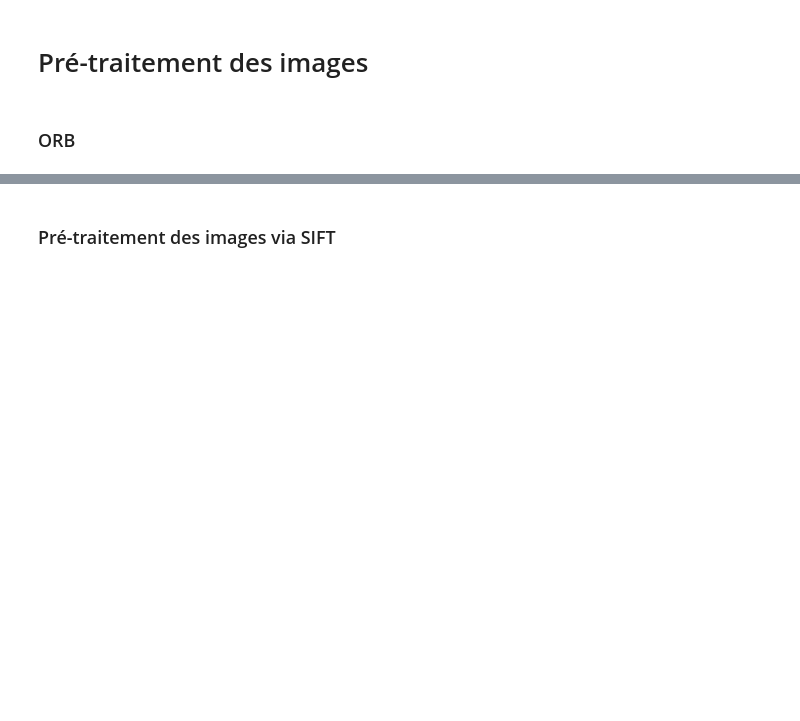
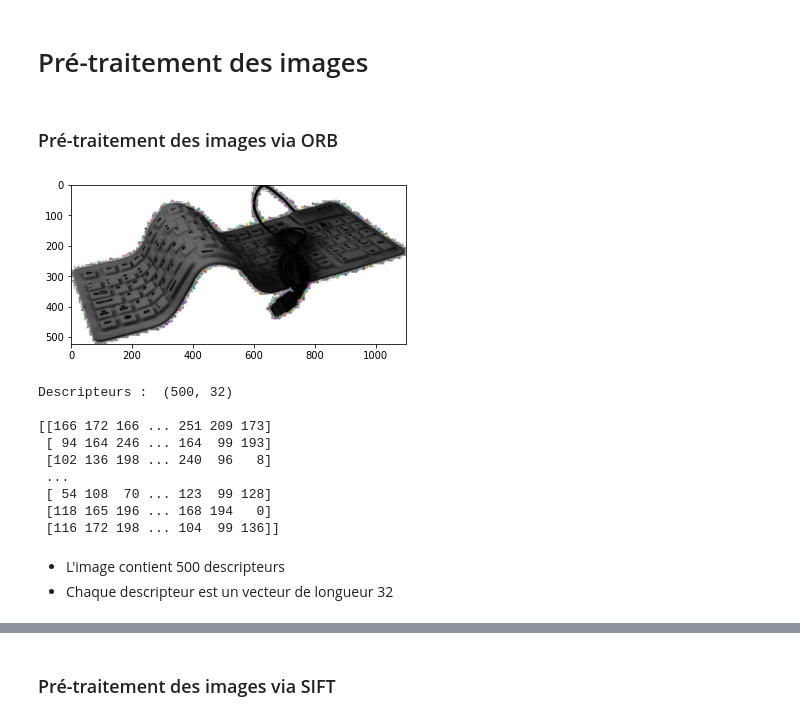
Before and after one commit to AbdulmagedALKHULAIFI/Automatic-classifer-consumer-goods, a Jupyter notebook: p6_2_IMG.ipynb, the cells around one changed output, grey strips where cells are left out. Drawn from its saved outputs; the diff is of its cells as text; code cells hidden in the pictures; blank space fills up the shorter version.

```diff
--- a/p6_2_IMG.ipynb
+++ b/p6_2_IMG.ipynb
@@ -327,5 +327,31 @@ def preprocess_images():
       cv2.imwrite(img_preprocessed_path, img_preprocessed)
 # %% [markdown]
 # Pré-traitement des images
-# %% [markdown]
-### ORB
+# %% [markdown]
+###  Pré-traitement des images via ORB
+# %%
+orb = cv2.ORB_create()
+image = cv2.imread(path+list_photos[1],0) # convert in gray
+image = cv2.equalizeHist(image)   # equalize image histogram
+kp, des = orb.detectAndCompute(image, None)
+img=cv2.drawKeypoints(image,kp,image)
+plt.imshow(img)
+plt.show()
+print("Descripteurs : ", des.shape)
+print()
+print(des)
+# %% [output]
+[figure, added]
+Descripteurs :  (500, 32)
+
+[[166 172 166 ... 251 209 173]
+ [ 94 164 246 ... 164  99 193]
+ [102 136 198 ... 240  96   8]
+ ...
+ [ 54 108  70 ... 123  99 128]
+ [118 165 196 ... 168 194   0]
+ [116 172 198 ... 104  99 136]]
+# %% [markdown]
+
+*   L'image contient 500 descripteurs
+*   Chaque descripteur est un vecteur de longueur 32
```
Also changed, not shown: parts of 4 cells of this notebook.
